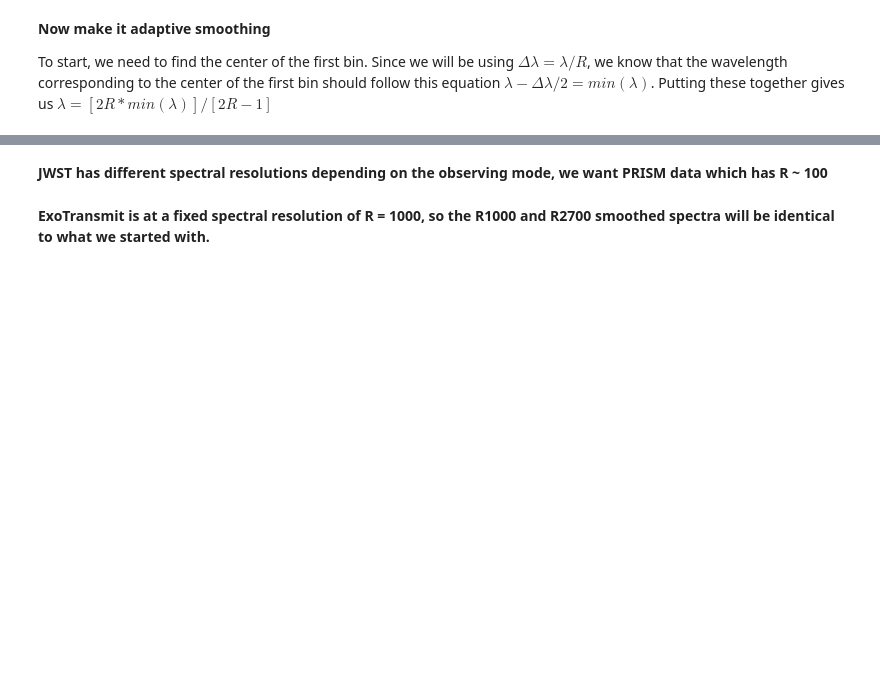
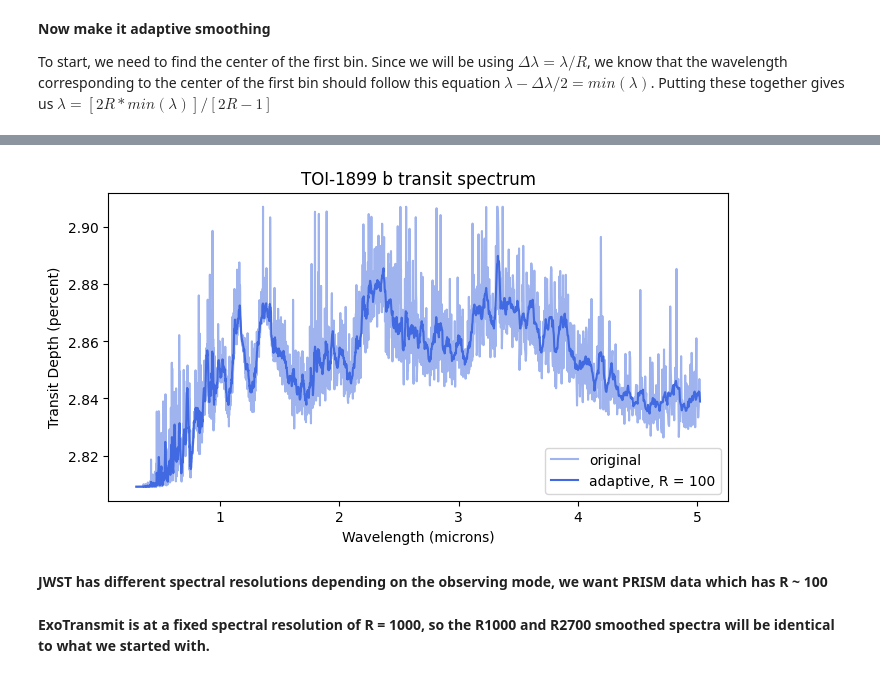
Before and after one commit to steph-coffey/first-year-project, a Jupyter notebook: smoothing.ipynb, the cells around one changed output, grey strips where cells are left out. Drawn from its saved outputs; the diff is of its cells as text; code cells hidden in the pictures; blank space fills up the shorter version.

```diff
--- a/smoothing.ipynb
+++ b/smoothing.ipynb
@@ -126,6 +126,20 @@ plt.legend()
 plt.show()
 # %% [output]
 [figure]
+# %%
+plt.figure(figsize = (8,4))
+plt.title('TOI-1899 b transit spectrum')
+plt.xlabel('Wavelength (microns)')
+plt.ylabel('Transit Depth (percent)')
+
+plt.plot(wavelength, spectrum, label = 'original', color = 'royalblue', alpha = 0.5)
+plt.plot(wavelength, adap_smooth(wavelength, spectrum, R = 100), label = 'adaptive, R = 100', color = 'royalblue')
+
+plt.legend()
+plt.savefig('toi1899b_smooth_spec.png')
+plt.show()
+# %% [output]
+[figure, added]
 # %% [markdown]
 **JWST has different spectral resolutions depending on the observing mode, we want PRISM data which has R ~ 100**
 # %%
```
Also changed, not shown: 22 other files.
